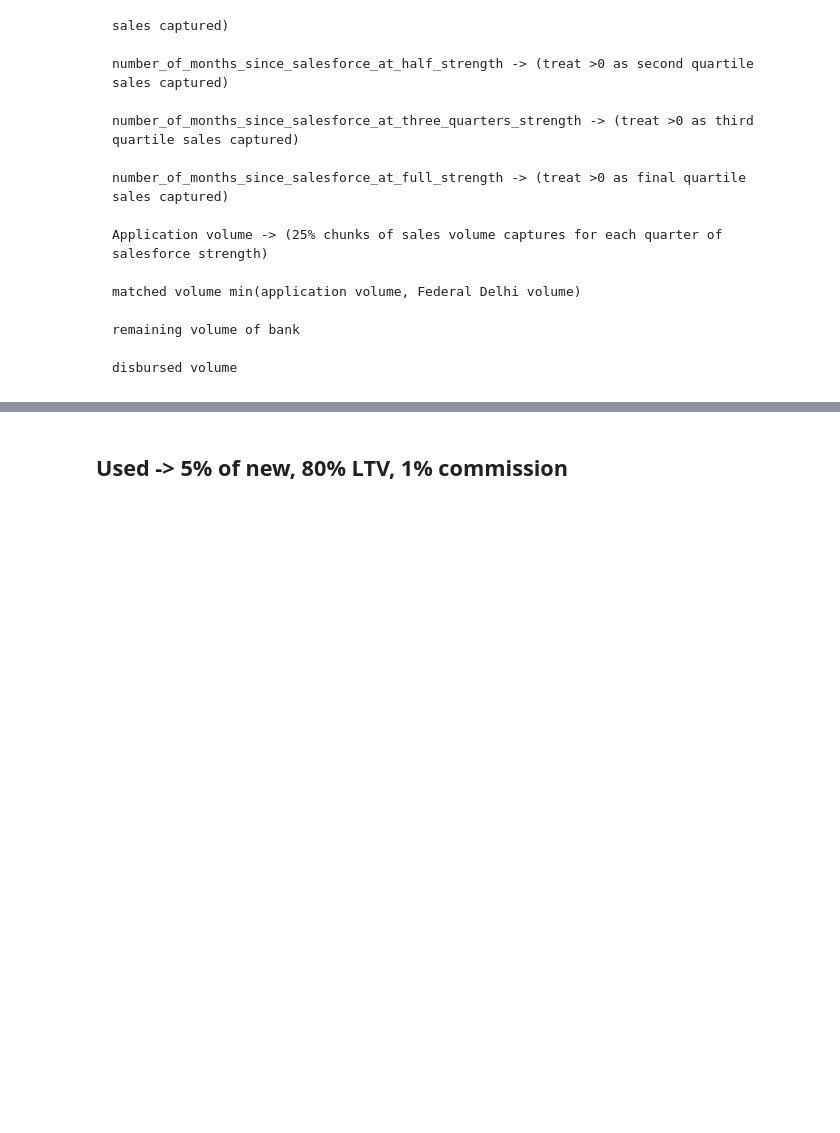
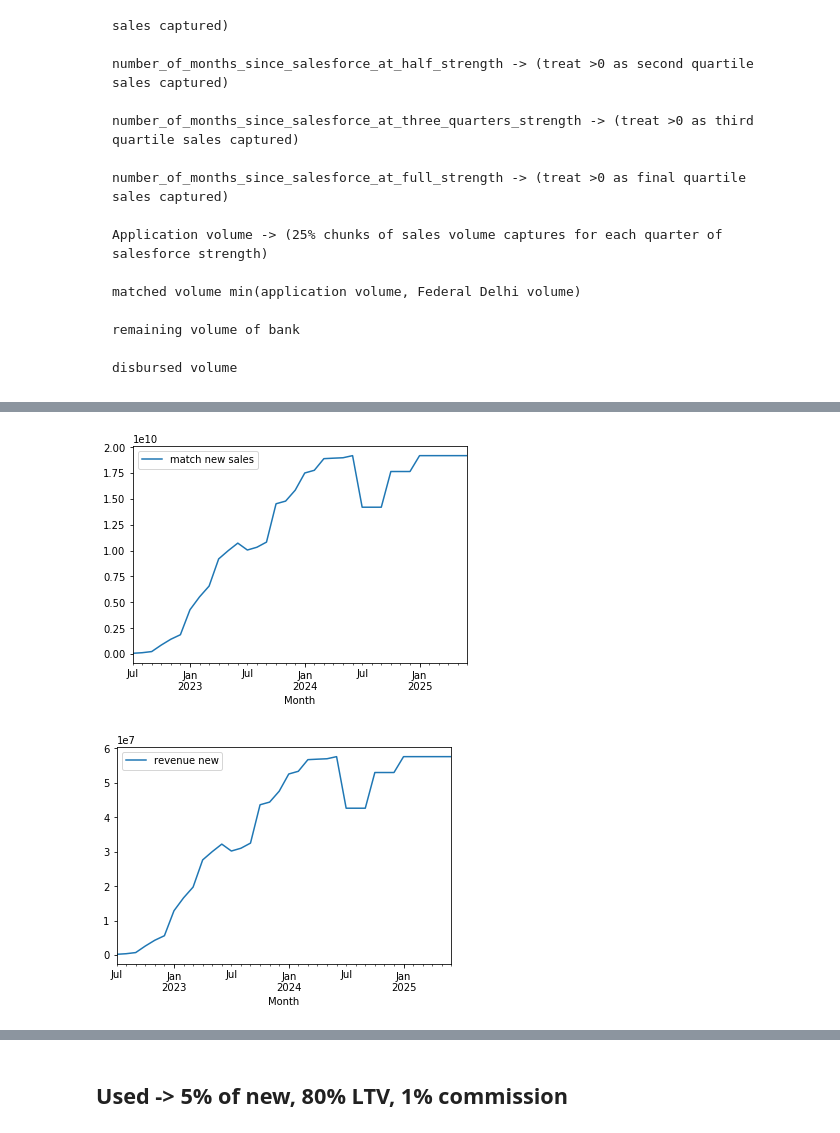
Before and after one commit to kcdbaba/smecreditt-projections, a Jupyter notebook: project_sales.ipynb, the cells around one changed output, grey strips where cells are left out. Saved outputs shown, nothing was run; the diff lists cells and outputs as text; code cells hidden in the pictures; blank space fills up the shorter version.

```diff
--- a/project_sales.ipynb
+++ b/project_sales.ipynb
@@ -307,6 +329,7 @@ seasonality_fator = {1: 1.1, 2: 1.1, 3: 0.8, 4: 1}
 for oem in oem_cols:
     timeline_sales[f'{oem} vol'] = \
         timeline_sales[f'{oem} vol'] * timeline_sales.apply(lambda row: seasonality_fator[row.Quarter], axis=1)
+    timeline_sales[f'{oem} vol'] = timeline_sales[f'{oem} vol']
 # %%
 with pd.option_context('display.max_columns', None, 'display.max_rows', None):
     display(timeline_sales.query('State=="Delhi & Haryana"').head(2))
@@ -318,13 +346,13 @@ oem_partnership_factor = defaultdict(const_factory(0.6))
 for k,v in {0: 0, 1: 0.1, 2: 0.2, 3: 0.3}.items():
     oem_partnership_factor[k] = v
 
-for oem in oem_colss:
+for oem in oem_cols:
     timeline_sales[f'{oem} vol'] = \
         timeline_sales[f'{oem} vol'] * timeline_sales.apply(lambda row: oem_partnership_factor[row[oem]], axis=1)
+    timeline_sales[f'{oem} vol'] = np.ceil(timeline_sales[f'{oem} vol'])
 
-oem_cols = [oem for oem in oem_states.columns if f'{oem} vol' in timeline_df.columns]
-timeline_sales['available new sales'] = pd.concat([timeline_df[f'{oem} vol'] * oem_prices[f'{oem} Price']
-                                                   for oem in oem_cols], axis=1).sum(axis=1) * new_LTV
+timeline_sales['available new sales'] = pd.concat([timeline_sales[f'{oem} vol'] * timeline_sales[f'{oem} Price']
+                                                for oem in oem_cols], axis=1).sum(axis=1) * new_LTV
 # %%
 with pd.option_context('display.max_columns', None, 'display.max_rows', None):
     display(timeline_sales.query('State=="Delhi & Haryana"').head(2))
@@ -350,0 +388,3 @@ with pd.option_context('display.max_columns', None, 'display.max_rows', None):
+# %%
+oem = 'JCB.Back hoe'
+pd.concat([(timeline_sales[supply_col] / timeline_sales[f'{oem} Price']).round(), timeline_sales[f'{oem} vol']], axis=1).min(axis=1)
@@ -351,9 +405,11 @@ with pd.option_context('display.max_columns', None, 'display.max_rows', None):
 # %%
 for idx, oem in enumerate(oem_cols):
     supply_col = f'oem oflow {idx}' if idx > 0 else 'match new sales'
-    timeline_sales[f'{oem} match vol'] = pd.concat([timeline_sales[supply_col] // oem_prices[f'{oem} Price'],
-                                                     timeline_df[f'{oem} vol']]).min(axis=1)
-    timeline_sales[f'{oem} match sales'] = timeline_sales[f'{oem} match vol'] * oem_prices[f'{oem} Price']
+    timeline_sales[f'{oem} match vol'] = pd.concat(
+        [(timeline_sales[supply_col] / timeline_sales[f'{oem} Price']).round(),
+         timeline_sales[f'{oem} vol']], axis=1
+    ).min(axis=1)
+    timeline_sales[f'{oem} match sales'] = timeline_sales[f'{oem} match vol'] * timeline_sales[f'{oem} Price']
     overflow_col = f'oem oflow {idx+1}'
     timeline_sales[overflow_col] = np.maximum(timeline_sales[supply_col] - timeline_sales[f'{oem} match sales'], 0)
 
@@ -379,4 +459,9 @@ display(prettify_revenues(revenues))
 # %%
-revenues.plot()
+revenues[['match new sales']].plot()
 plt.show()
+revenues[['revenue new']].plot()
+plt.show()
+# %% [output]
+[figure, added]
+[figure, added]
 # %%
```
Also changed, not shown: parts of 18 cells of this notebook, 1 other file.
